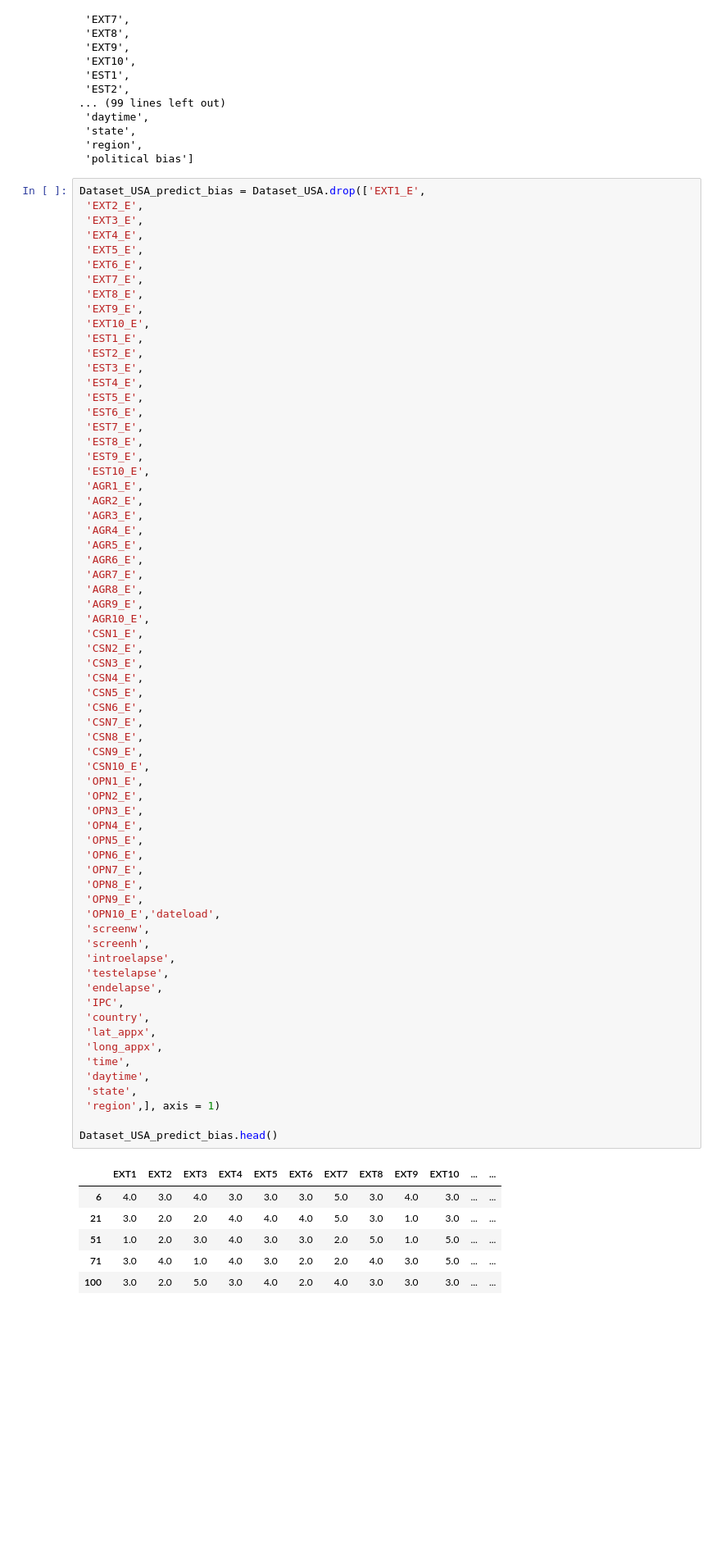
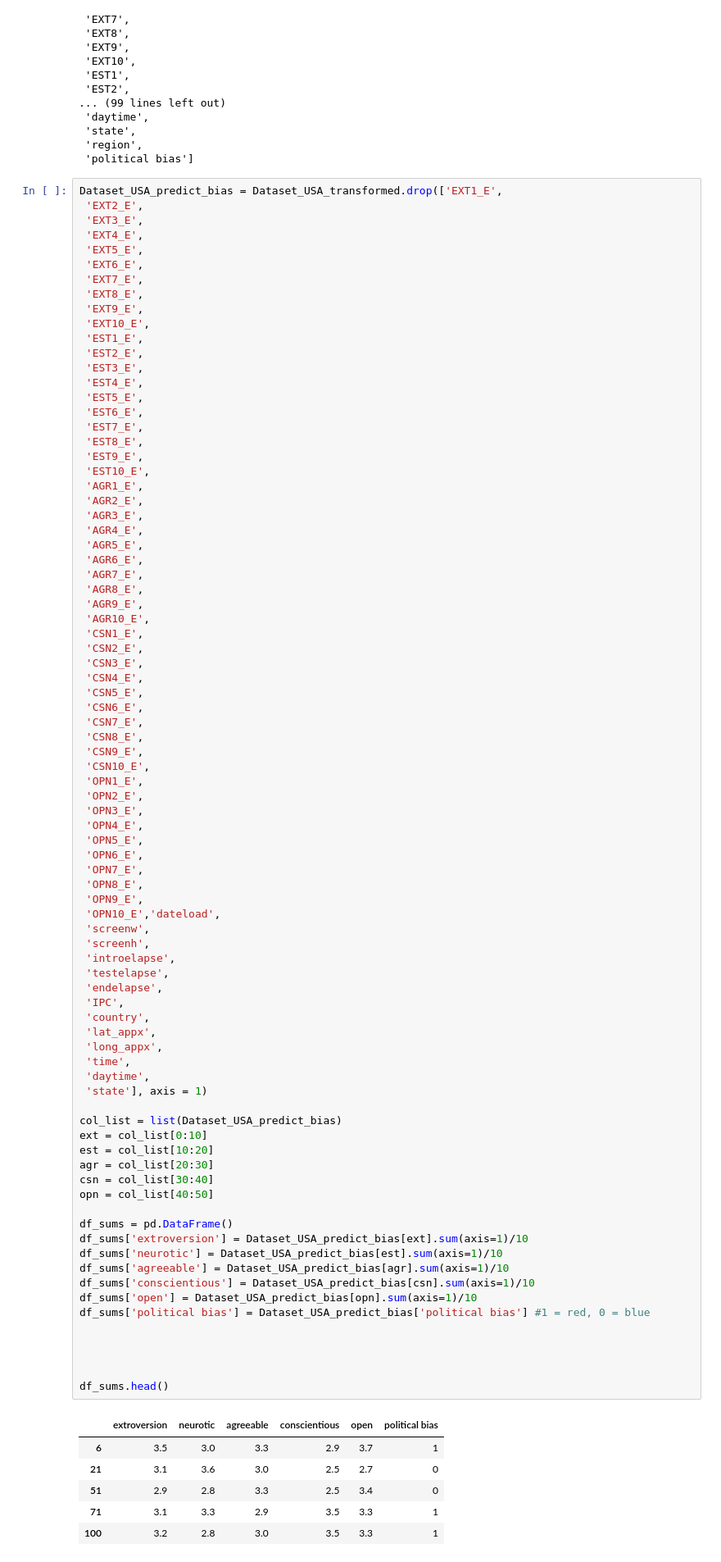
Before and after one commit to marvin2311/BigFive_Personality_Analysis, a Jupyter notebook: Notebook_Eric.ipynb, the cells around one changed output. Shown: that part at 82% size. Cells and saved outputs as stored; diff of their text form; blank space fills up the shorter version.

Commit message:
examining respective statements

```diff
--- a/Notebook_Eric.ipynb
+++ b/Notebook_Eric.ipynb
@@ -578,7 +600,7 @@ Dataset_USA.columns.tolist()
  'region',
  'political bias']
 # %%
-Dataset_USA_predict_bias = Dataset_USA.drop(['EXT1_E',
+Dataset_USA_predict_bias = Dataset_USA_transformed.drop(['EXT1_E',
  'EXT2_E',
  'EXT3_E',
  'EXT4_E',
@@ -614,39 +636,56 @@ Dataset_USA_predict_bias = Dataset_USA.drop(['EXT1_E',
  'CSN4_E',
  'CSN5_E',
  'CSN6_E',
  'CSN7_E',
  'CSN8_E',
  'CSN9_E',
  'CSN10_E',
  'OPN1_E',
  'OPN2_E',
  'OPN3_E',
  'OPN4_E',
  'OPN5_E',
  'OPN6_E',
  'OPN7_E',
  'OPN8_E',
  'OPN9_E',
  'OPN10_E','dateload',
  'screenw',
  'screenh',
  'introelapse',
  'testelapse',
  'endelapse',
  'IPC',
  'country',
  'lat_appx',
  'long_appx',
  'time',
  'daytime',
- 'state',
- 'region',], axis = 1)
+ 'state'], axis = 1)
 
-Dataset_USA_predict_bias.head()
+col_list = list(Dataset_USA_predict_bias)
+ext = col_list[0:10]
+est = col_list[10:20]
+agr = col_list[20:30]
+csn = col_list[30:40]
+opn = col_list[40:50]
+
+df_sums = pd.DataFrame()
+df_sums['extroversion'] = Dataset_USA_predict_bias[ext].sum(axis=1)/10
+df_sums['neurotic'] = Dataset_USA_predict_bias[est].sum(axis=1)/10
+df_sums['agreeable'] = Dataset_USA_predict_bias[agr].sum(axis=1)/10
+df_sums['conscientious'] = Dataset_USA_predict_bias[csn].sum(axis=1)/10
+df_sums['open'] = Dataset_USA_predict_bias[opn].sum(axis=1)/10
+df_sums['political bias'] = Dataset_USA_predict_bias['political bias'] #1 = red, 0 = blue
+
+
+
+
+df_sums.head()
 # %% [output]
-|  | EXT1 | EXT2 | EXT3 | EXT4 | EXT5 | EXT6 | EXT7 | EXT8 | EXT9 | EXT10 | ... | ... |
-| 6 | 4.0 | 3.0 | 4.0 | 3.0 | 3.0 | 3.0 | 5.0 | 3.0 | 4.0 | 3.0 | ... | ... |
-| 21 | 3.0 | 2.0 | 2.0 | 4.0 | 4.0 | 4.0 | 5.0 | 3.0 | 1.0 | 3.0 | ... | ... |
-| 51 | 1.0 | 2.0 | 3.0 | 4.0 | 3.0 | 3.0 | 2.0 | 5.0 | 1.0 | 5.0 | ... | ... |
-| 71 | 3.0 | 4.0 | 1.0 | 4.0 | 3.0 | 2.0 | 2.0 | 4.0 | 3.0 | 5.0 | ... | ... |
-| 100 | 3.0 | 2.0 | 5.0 | 3.0 | 4.0 | 2.0 | 4.0 | 3.0 | 3.0 | 3.0 | ... | ... |
+|  | extroversion | neurotic | agreeable | conscientious | open | political bias |
+| 6 | 3.5 | 3.0 | 3.3 | 2.9 | 3.7 | 1 |
+| 21 | 3.1 | 3.6 | 3.0 | 2.5 | 2.7 | 0 |
+| 51 | 2.9 | 2.8 | 3.3 | 2.5 | 3.4 | 0 |
+| 71 | 3.1 | 3.3 | 2.9 | 3.5 | 3.3 | 1 |
+| 100 | 3.2 | 2.8 | 3.0 | 3.5 | 3.3 | 1 |
```
Also changed, not shown: parts of 23 cells of this notebook.
